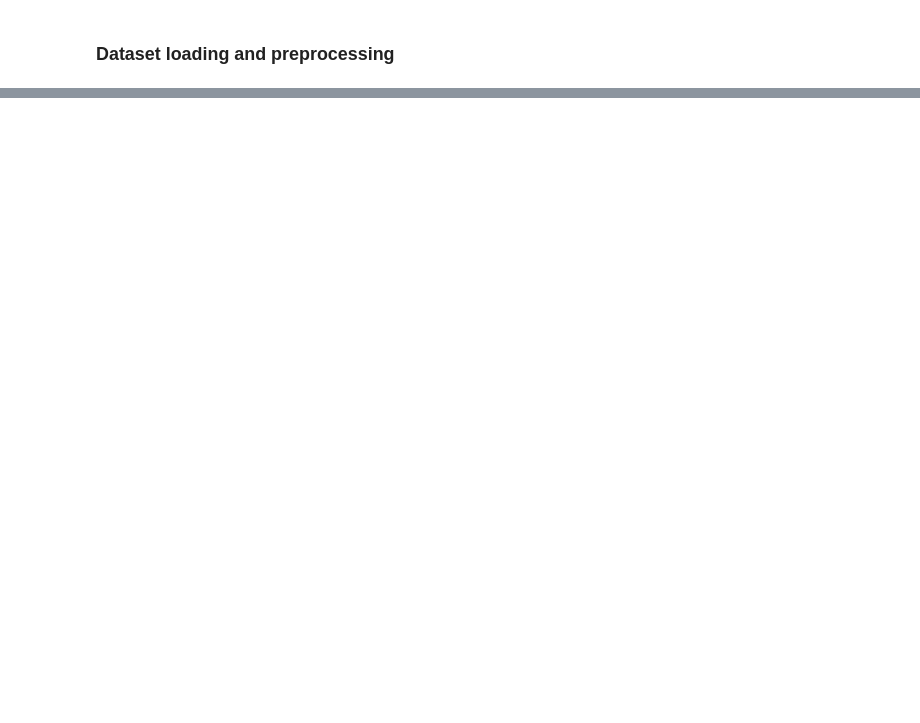
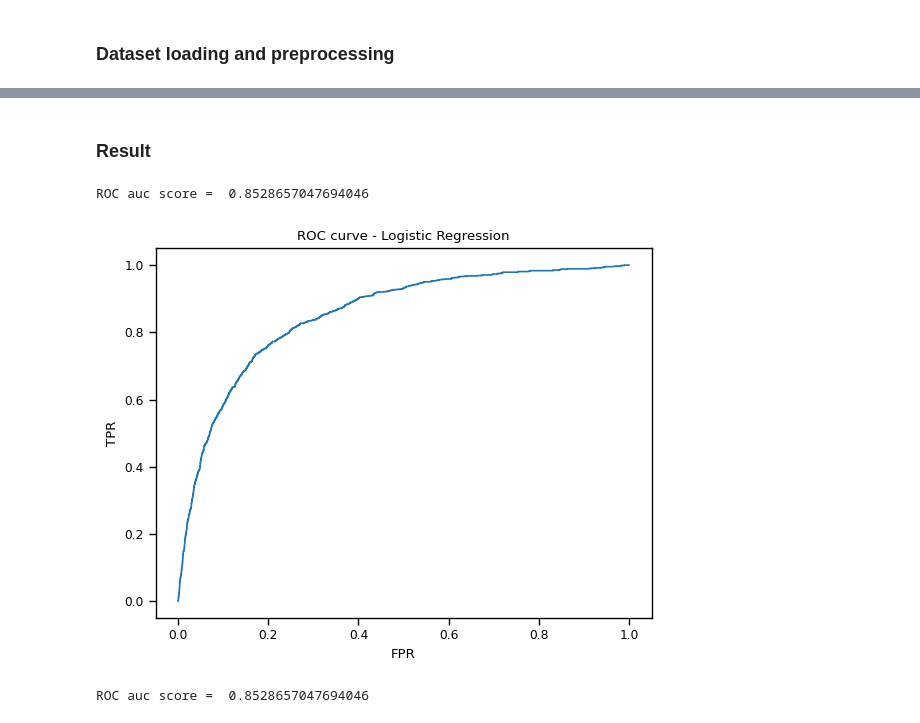
Before and after one commit to codermehraj/Machine-Learning-with-Python, a Jupyter notebook: Practice Codes/Bank.ipynb, the cells around one changed output, grey strips where cells are left out. Saved outputs shown, nothing was run; the diff lists cells and outputs as text; code cells hidden in the pictures; blank space fills up the shorter version.

```diff
--- a/Practice Codes/Bank.ipynb
+++ b/Practice Codes/Bank.ipynb
@@ -25,0 +122,11 @@ df = pd.read_csv(data_dir, sep=';')
+# %%
+y_train.replace('no', 0,inplace=True)
+y_train.replace('yes', 1,inplace=True)
+y_val.replace('no', 0,inplace=True)
+y_val.replace('yes', 1,inplace=True)
+
+x_train = pd.get_dummies(x_train)
+x_val = pd.get_dummies(x_val)
+
+
+x_train.head()
@@ -25,0 +143,10 @@ df = pd.read_csv(data_dir, sep=';')
+# %%
+from sklearn.linear_model import LogisticRegression
+from sklearn.metrics import accuracy_score
+
+model = LogisticRegression()
+
+model.fit(x_train,y_train)
+predictions = model.predict(x_val)
+
+accuracy_score(y_val,predictions)
@@ -25,0 +162,23 @@ df = pd.read_csv(data_dir, sep=';')
+# %% [markdown]
+### Result
+# %%
+from sklearn.metrics import roc_auc_score, roc_curve
+logistic_regression_predictions = model.predict_proba(x_val)[:,1]
+
+
+
+logistic_regression_auc = roc_auc_score(y_val, logistic_regression_predictions)
+logistic_regression_fpr, logistic_regression_tpr, _ = roc_curve(y_val, logistic_regression_predictions)
+print("ROC auc score = ",roc_auc_score(y_val, logistic_regression_predictions))
+plt.plot(logistic_regression_fpr, logistic_regression_tpr)
+plt.xlabel('FPR')
+plt.ylabel('TPR')
+plt.title('ROC curve - Logistic Regression')
+plt.show()
+# %% [output]
+ROC auc score =  0.8528657047694046
+[figure, added]
+# %%
+print("ROC auc score = ",roc_auc_score(y_val, logistic_regression_predictions))
+# %% [output]
+ROC auc score =  0.8528657047694046
```
Also changed, not shown: parts of 15 cells of this notebook.
